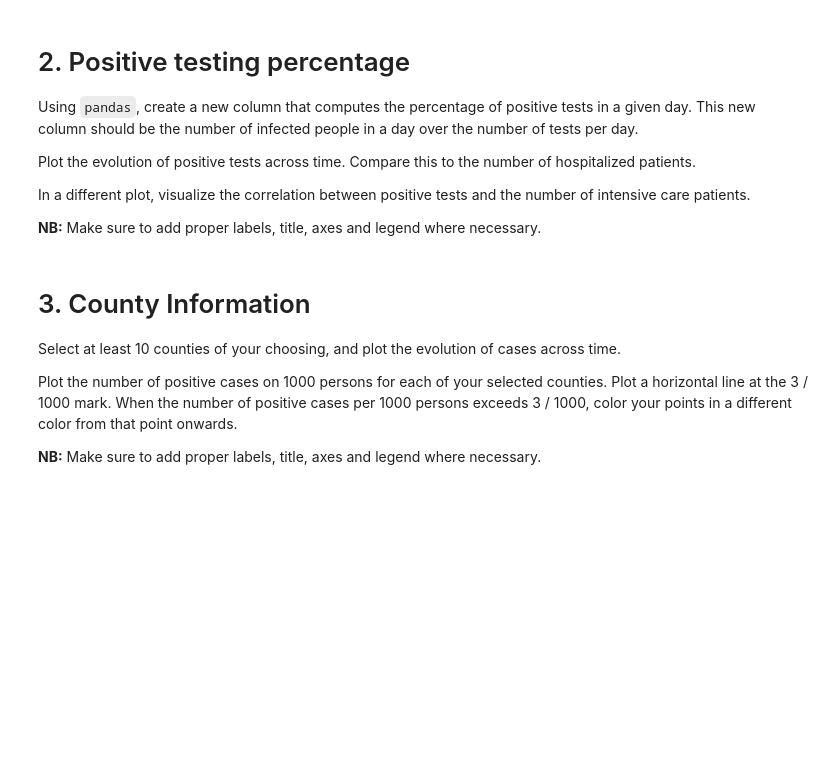
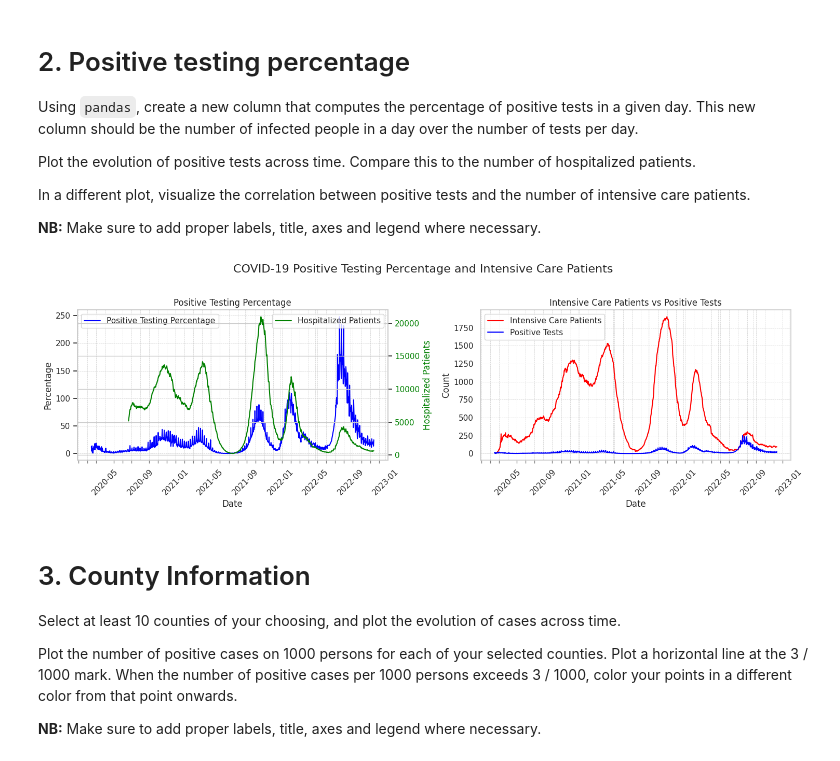
Before and after one commit to alexandruonel79/List-with-nodes, a Jupyter notebook: EP_Plotting_II.ipynb, the cells around one changed output. Cells and saved outputs as stored; diff of their text form; code cells hidden in the pictures; blank space fills up the shorter version.

```diff
--- a/EP_Plotting_II.ipynb
+++ b/EP_Plotting_II.ipynb
@@ -469,3 +525,47 @@ In a different plot, visualize the correlation between positive tests and the nu
+# %%
+covid_df['positive_testing_percentage'] = (covid_df['new_cases_today'] / covid_df['new_tests_today']) * 100
+
+fig, axes = plt.subplots(1, 2, figsize=(15, 5))
+fig.suptitle('COVID-19 Positive Testing Percentage and Intensive Care Patients', fontsize=16)
+
+sns.lineplot(ax=axes[0], x=covid_df['reporting_date'], y=covid_df['positive_testing_percentage'], color='blue', label='Positive Testing Percentage')
+axes[0].set_title('Positive Testing Percentage')
+axes[0].set_xlabel('Date')
+axes[0].set_ylabel('Percentage')
+axes[0].xaxis.set_minor_locator(AutoMinorLocator(4))
+axes[0].tick_params(axis='x', which='major', length=7, width=2)
+axes[0].tick_params(axis='x', which='minor', length=4, width=1, color='gray', bottom=True)
+axes[0].grid(True, which='both', linestyle='--', linewidth=0.5)
+axes[0].legend()
+axes[0].tick_params(axis='x', rotation=45)
+
+ax2 = axes[0].twinx()
+sns.lineplot(ax=ax2, x=covid_df['reporting_date'], y=covid_df['infected_hospitalized'], color='green', label='Hospitalized Patients')
+ax2.set_ylabel('Hospitalized Patients', color='green')
+ax2.tick_params(axis='y', labelcolor='green')
+ax2.legend(loc='upper right')
+
+sns.lineplot(ax=axes[1], x=covid_df['reporting_date'], y=covid_df['intensive_care_right_now'], color='red', label='Intensive Care Patients')
+
+sns.lineplot(ax=axes[1], x=covid_df['reporting_date'], y=covid_df['positive_testing_percentage'], color='blue', label='Positive Tests')
+
+axes[1].set_title('Intensive Care Patients vs Positive Tests')
+axes[1].set_xlabel('Date')
+axes[1].set_ylabel('Count')
+
+axes[1].xaxis.set_minor_locator(AutoMinorLocator(4))
+axes[1].tick_params(axis='x', which='major', length=7, width=2)
+axes[1].tick_params(axis='x', which='minor', length=4, width=1, color='gray', bottom=True)
+
+axes[1].grid(True, which='both', linestyle='--', linewidth=0.5)
+axes[1].legend()
+
+axes[1].tick_params(axis='x', rotation=45)
+
+plt.tight_layout(rect=[0, 0, 1, 0.96])
+plt.show()
+# %% [output]
+[figure, added]
 # %% [markdown]
 # 3. County Information
 
```
Also changed, not shown: parts of 20 cells of this notebook.
